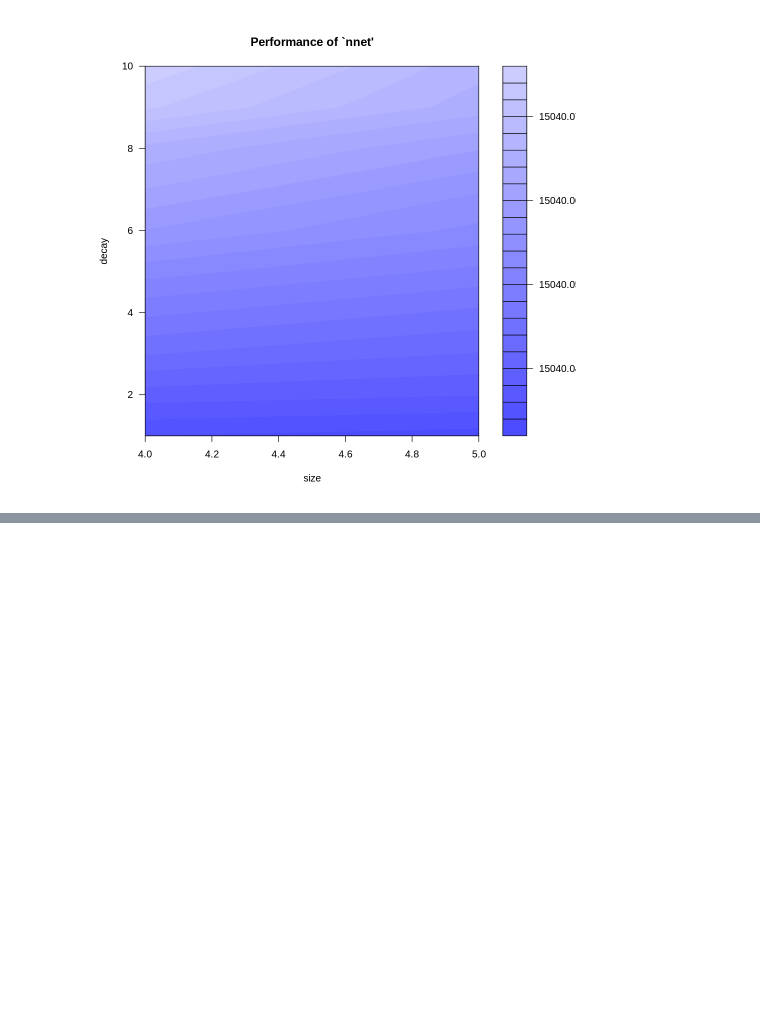
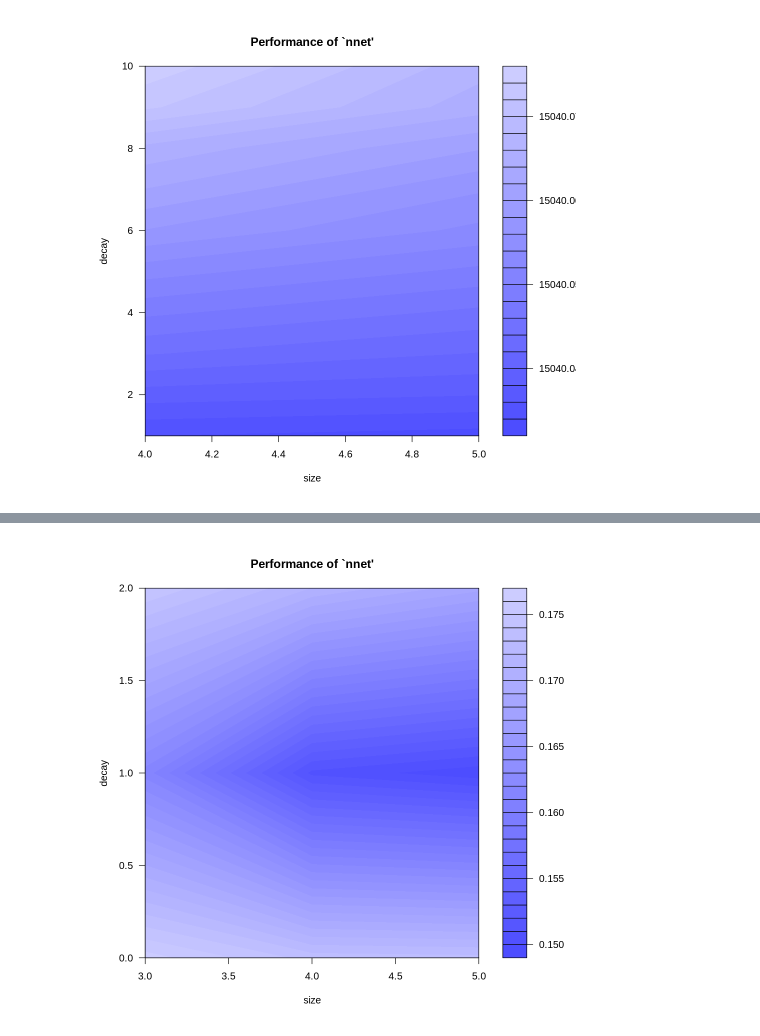
Before and after one commit to Madjid-Bzr/Apprentissage, a Jupyter notebook: TP_Prevision_Taux_Ozone.ipynb, the cells around one changed output, grey strips where cells are left out. Saved outputs shown, nothing was run; the diff lists cells and outputs as text; code cells hidden in the pictures; blank space fills up the shorter version.

```diff
--- a/TP_Prevision_Taux_Ozone.ipynb
+++ b/TP_Prevision_Taux_Ozone.ipynb
@@ -1217,0 +1274,4 @@ also installing the dependency ‘proxy’
+# %%
+plot(tune.nnet(DepSeuil~.,data=datappq,size=c(3,4,5),decay=c(0,1,2),maxit=200,linout=FALSE))
+# %% [output]
+[figure, added]
```
Also changed, not shown: parts of 21 cells of this notebook.
